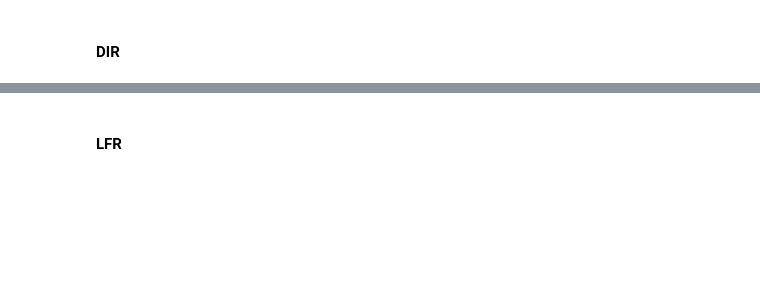
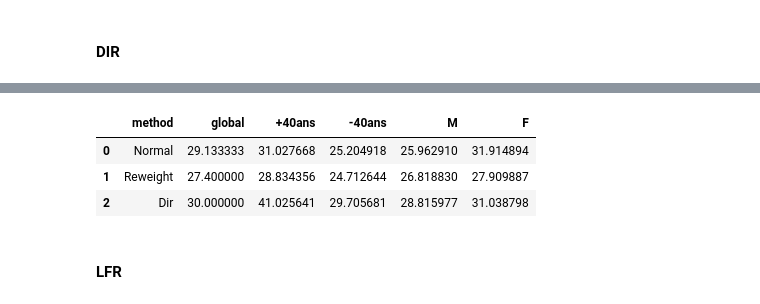
Before and after one commit to TortueSandwich/contrarielapulpedemafairness, a Jupyter notebook: projet.ipynb, the cells around one changed output, grey strips where cells are left out. Drawn from its saved outputs; the diff is of its cells as text; code cells hidden in the pictures; blank space fills up the shorter version.

```diff
--- a/projet.ipynb
+++ b/projet.ipynb
@@ -271,36 +302,3 @@ plot_confusion_matrices_side_by_side(
     group_column='+40ans',
     labels=["sain", "malade"],
 )
-# %%
-import pandas as pd
-import numpy as np
-from sklearn.metrics import confusion_matrix
-
-error_rate_df = pd.DataFrame(columns=['method', 'global', '+40ans', '-40ans', 'M', 'F'])
-
-def add_error_rate(df, method):
-    global error_rate_df
-
-    y_true = df["labels"].values
-    y_pred = df["preds"].values
-    cm = confusion_matrix(y_true, y_pred)
-    total = cm.sum()
-    correct = np.trace(cm)
-    global_error_rate = (total - correct) / total * 100
-
-    df['age_binary'] = (df['Patient Age'] > 40).astype(int)
-    def compute_error_rate(group_df):
-        cm = confusion_matrix(group_df["labels"].values, group_df["preds"].values)
-        return (cm.sum() - np.trace(cm)) / cm.sum() * 100
-    age_error_rate = df.groupby('age_binary').apply(compute_error_rate)
-    sex_error_rate = df.groupby('Patient Gender').apply(compute_error_rate)
-    new_row = pd.DataFrame({
-        'method': [method],
-        'global': [global_error_rate],
-        '+40ans': [age_error_rate.get(1, np.nan)],  # Age > 40
-        '-40ans': [age_error_rate.get(0, np.nan)],  # Age <= 40
-        'M': [sex_error_rate.get(1, np.nan)],       # Sexe = M (homme)
-        'F': [sex_error_rate.get(0, np.nan)]        # Sexe = F (femme)
-    })
-
-    error_rate_df = pd.concat([error_rate_df, new_row], ignore_index=True)
@@ -427,5 +506,5 @@ train_and_predict("dir_metadata.csv", "dir_preds.csv")
 # %%
-dir_pred = pd.read_csv("./expe_log/dir_preds.csv")
+dir_pred = pd.read_csv(pred_output_dir+"dir_preds.csv")
 dir_pred = convert_to_all_numerical(dir_pred)
 metrics_after_dir = getMetric(dir_pred, sensitive_attr)
 compare_to_base_preds(metrics_after_dir)
@@ -432,5 +520,10 @@ compare_to_base_preds(metrics_after_dir)
 # %%
-add_error_rate(dir_df, "Dir")
+add_error_rate(dir_pred, "Dir")
 error_rate_df
+# %% [output]
+|  | method | global | +40ans | -40ans | M | F |
+| 0 | Normal | 29.133333 | 31.027668 | 25.204918 | 25.962910 | 31.914894 |
+| 1 | Reweight | 27.400000 | 28.834356 | 24.712644 | 26.818830 | 27.909887 |
+| 2 | Dir | 30.000000 | 41.025641 | 29.705681 | 28.815977 | 31.038798 |
 # %%
 plot_confusion_matrices_side_by_side(
```
Also changed, not shown: parts of 29 cells of this notebook.
